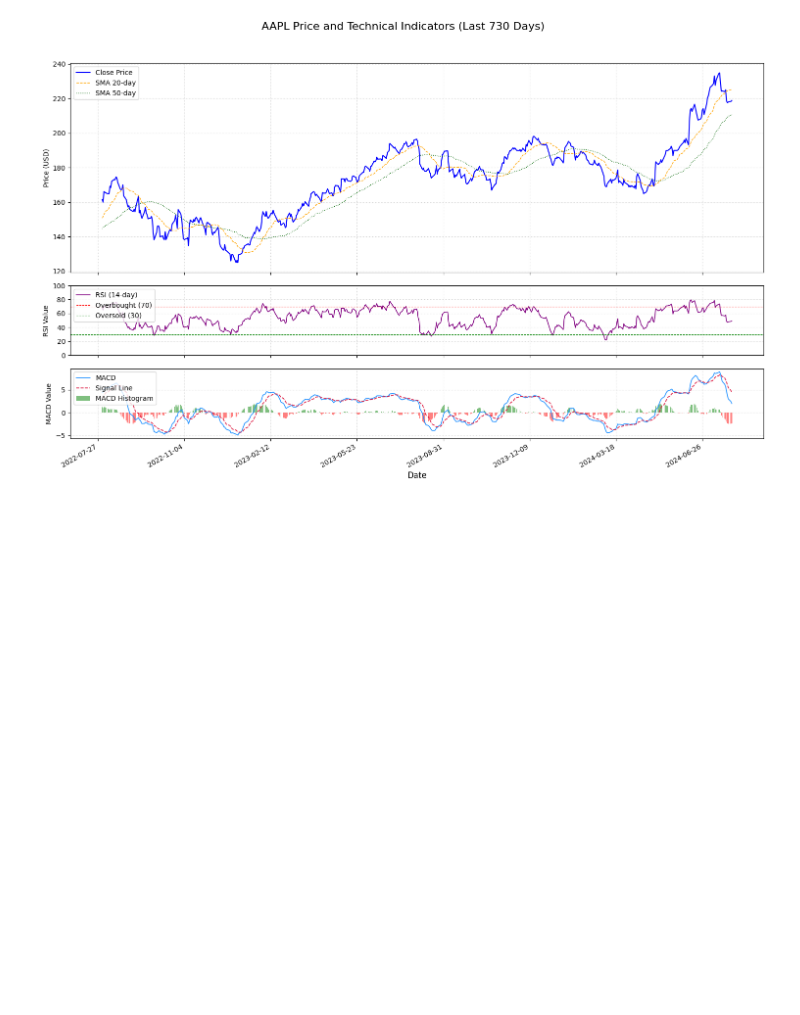
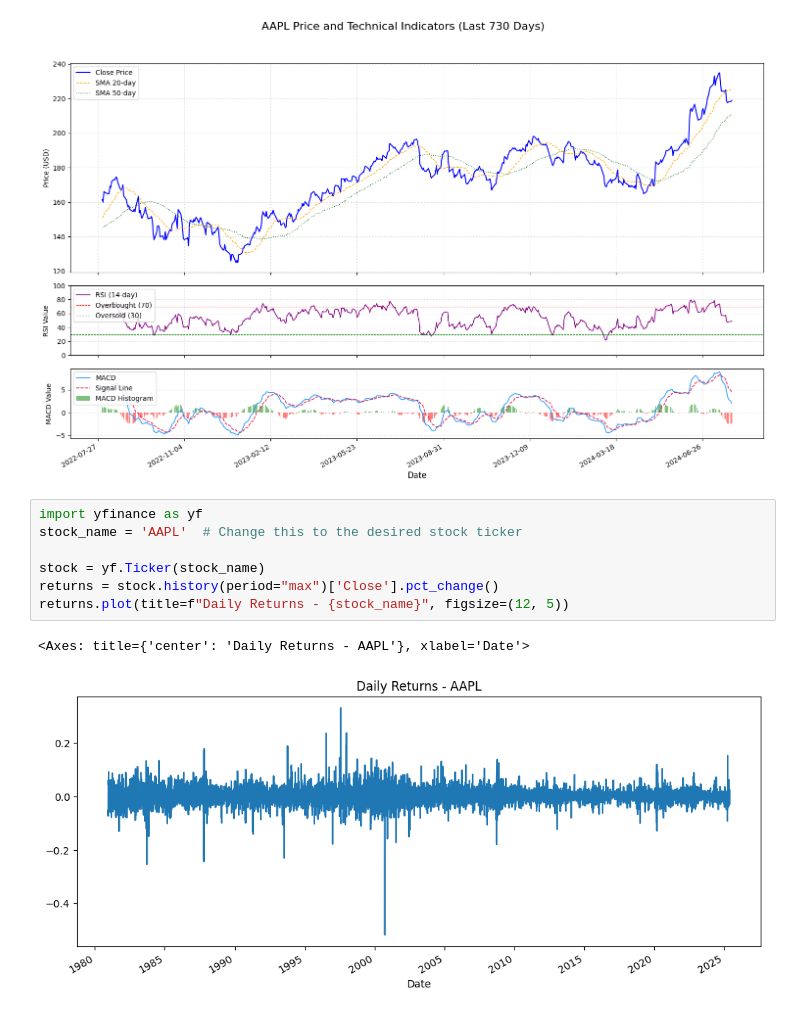
Before and after one commit to dipherent1/B5W1, a Jupyter notebook: notebooks/task_2.ipynb, the cells around one changed output. Saved outputs shown, nothing was run; the diff lists cells and outputs as text; blank space fills up the shorter version.

```diff
--- a/notebooks/task_2.ipynb
+++ b/notebooks/task_2.ipynb
@@ -274,3 +274,13 @@ MACD_Hist           -2.29
 Name: 2024-07-30 00:00:00, dtype: float64
 Generating plot for AAPL...
 [figure]
+# %%
+import yfinance as yf
+stock_name = 'AAPL'  # Change this to the desired stock ticker
+
+stock = yf.Ticker(stock_name)
+returns = stock.history(period="max")['Close'].pct_change()
+returns.plot(title=f"Daily Returns - {stock_name}", figsize=(12, 5))
+# %% [output]
+<Axes: title={'center': 'Daily Returns - AAPL'}, xlabel='Date'>
+[figure, added]
```
Also changed, not shown: 4 other files.
